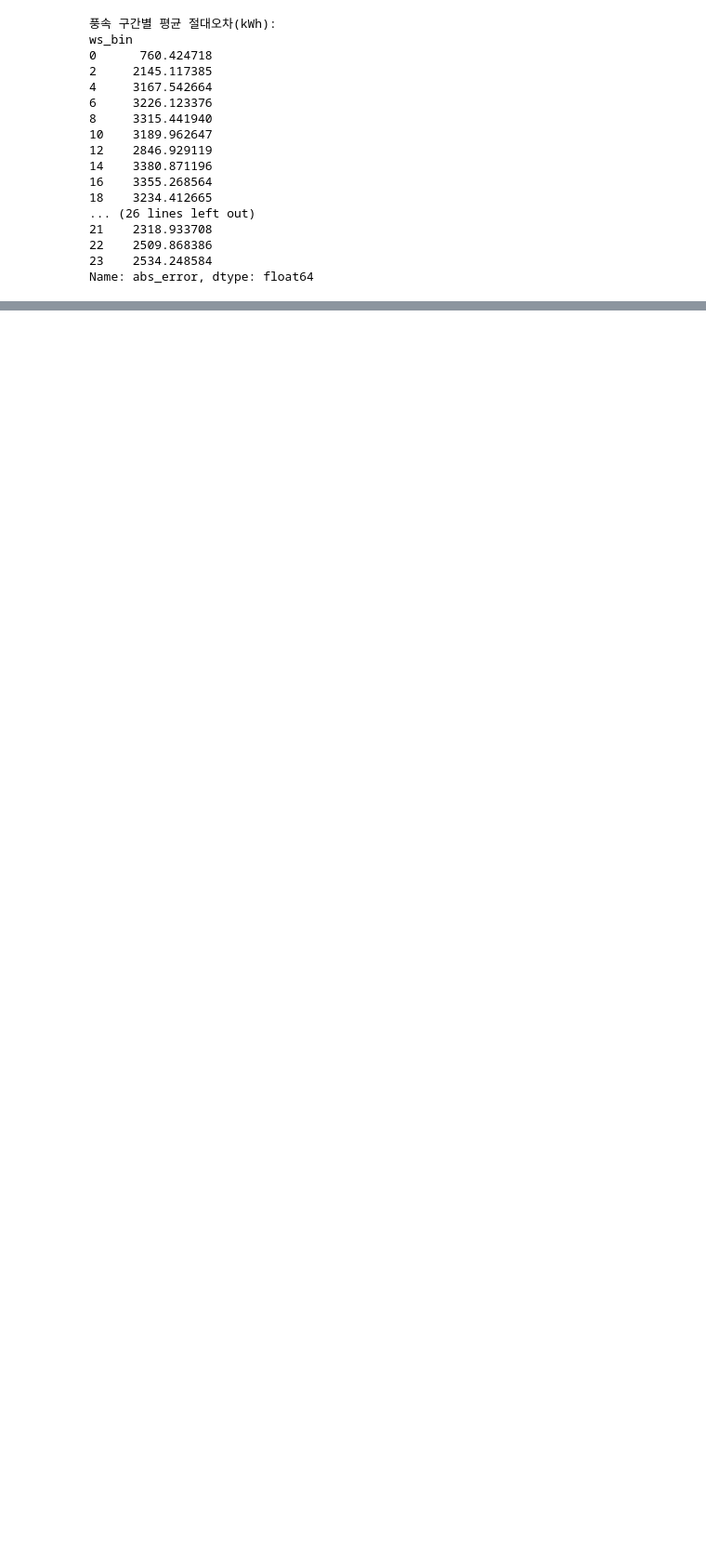
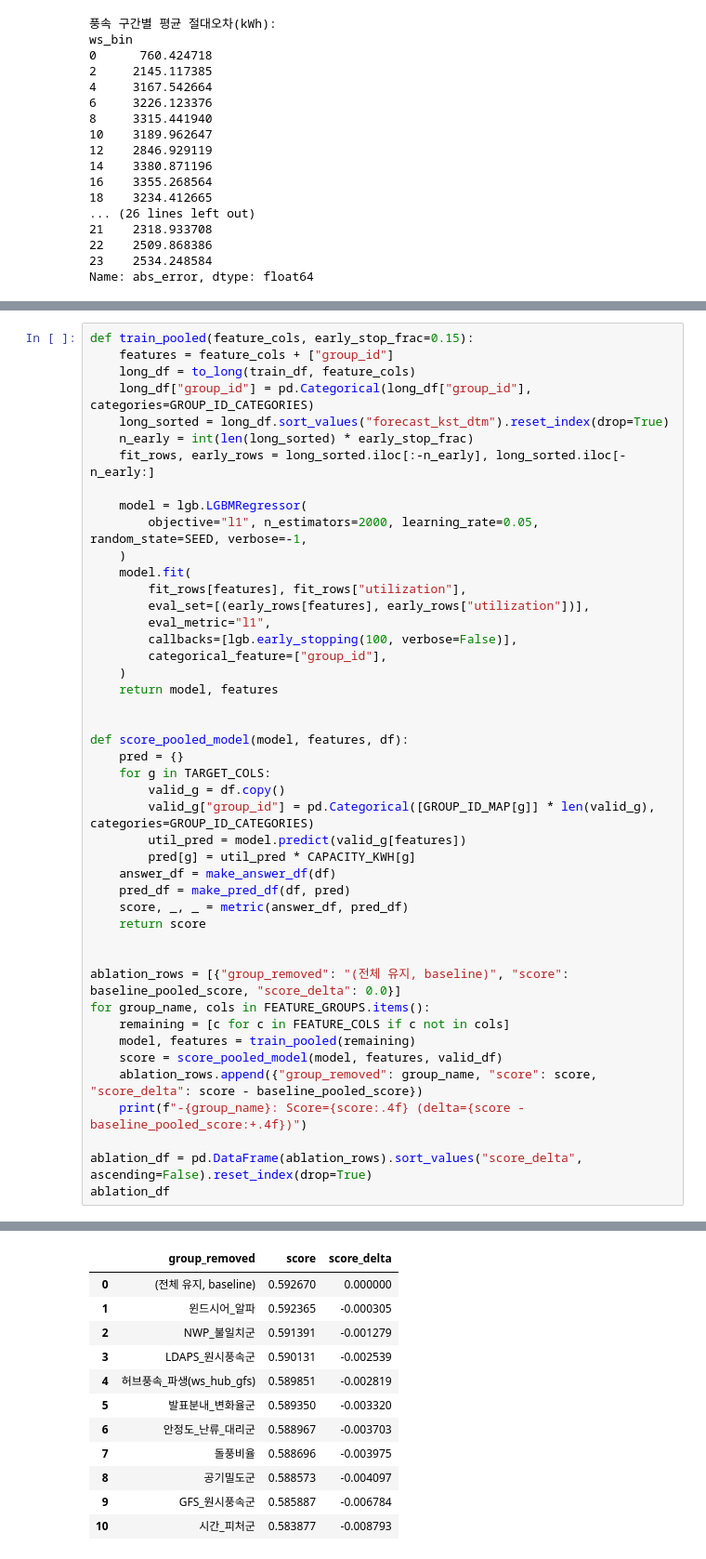
Before and after one commit to cms6090/wind_forecast, a Jupyter notebook: notebooks/04_model_selection.ipynb, the cells around one changed output, grey strips where cells are left out. Shown at 93% size. Drawn from its saved outputs; the diff is of its cells as text; blank space fills up the shorter version.

```diff
--- a/notebooks/04_model_selection.ipynb
+++ b/notebooks/04_model_selection.ipynb
@@ -641,0 +843,46 @@ Name: abs_error, dtype: float64
+# %%
+def train_pooled(feature_cols, early_stop_frac=0.15):
+    features = feature_cols + ["group_id"]
+    long_df = to_long(train_df, feature_cols)
+    long_df["group_id"] = pd.Categorical(long_df["group_id"], categories=GROUP_ID_CATEGORIES)
+    long_sorted = long_df.sort_values("forecast_kst_dtm").reset_index(drop=True)
+    n_early = int(len(long_sorted) * early_stop_frac)
+    fit_rows, early_rows = long_sorted.iloc[:-n_early], long_sorted.iloc[-n_early:]
+
+    model = lgb.LGBMRegressor(
+        objective="l1", n_estimators=2000, learning_rate=0.05, random_state=SEED, verbose=-1,
+    )
+    model.fit(
+        fit_rows[features], fit_rows["utilization"],
+        eval_set=[(early_rows[features], early_rows["utilization"])],
+        eval_metric="l1",
+        callbacks=[lgb.early_stopping(100, verbose=False)],
+        categorical_feature=["group_id"],
+    )
+    return model, features
+
+
+def score_pooled_model(model, features, df):
+    pred = {}
+    for g in TARGET_COLS:
+        valid_g = df.copy()
+        valid_g["group_id"] = pd.Categorical([GROUP_ID_MAP[g]] * len(valid_g), categories=GROUP_ID_CATEGORIES)
+        util_pred = model.predict(valid_g[features])
+        pred[g] = util_pred * CAPACITY_KWH[g]
+    answer_df = make_answer_df(df)
+    pred_df = make_pred_df(df, pred)
+    score, _, _ = metric(answer_df, pred_df)
+    return score
+
+
+ablation_rows = [{"group_removed": "(전체 유지, baseline)", "score": baseline_pooled_score, "score_delta": 0.0}]
+for group_name, cols in FEATURE_GROUPS.items():
+    remaining = [c for c in FEATURE_COLS if c not in cols]
+    model, features = train_pooled(remaining)
+    score = score_pooled_model(model, features, valid_df)
+    ablation_rows.append({"group_removed": group_name, "score": score, "score_delta": score - baseline_pooled_score})
+    print(f"-{group_name}: Score={score:.4f} (delta={score - baseline_pooled_score:+.4f})")
+
+ablation_df = pd.DataFrame(ablation_rows).sort_values("score_delta", ascending=False).reset_index(drop=True)
+ablation_df
+# %% [output]
@@ -641,0 +899,12 @@ Name: abs_error, dtype: float64
+|  | group_removed | score | score_delta |
+| 0 | (전체 유지, baseline) | 0.592670 | 0.000000 |
+| 1 | 윈드시어_알파 | 0.592365 | -0.000305 |
+| 2 | NWP_불일치군 | 0.591391 | -0.001279 |
+| 3 | LDAPS_원시풍속군 | 0.590131 | -0.002539 |
+| 4 | 허브풍속_파생(ws_hub_gfs) | 0.589851 | -0.002819 |
+| 5 | 발표분내_변화율군 | 0.589350 | -0.003320 |
+| 6 | 안정도_난류_대리군 | 0.588967 | -0.003703 |
+| 7 | 돌풍비율 | 0.588696 | -0.003975 |
+| 8 | 공기밀도군 | 0.588573 | -0.004097 |
+| 9 | GFS_원시풍속군 | 0.585887 | -0.006784 |
+| 10 | 시간_피처군 | 0.583877 | -0.008793 |
```
Also changed, not shown: parts of 15 cells of this notebook, 2 other files.
